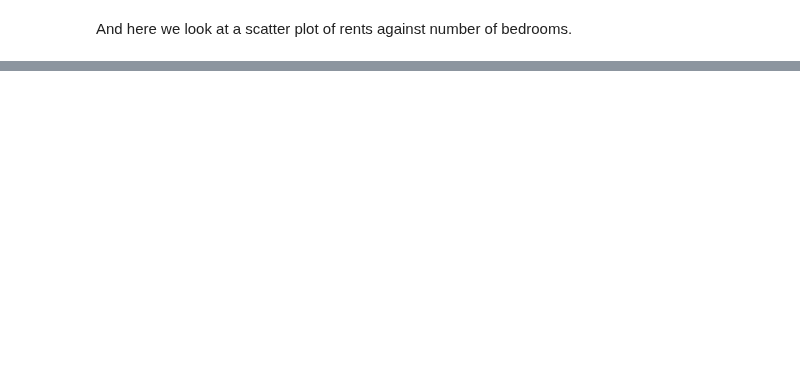
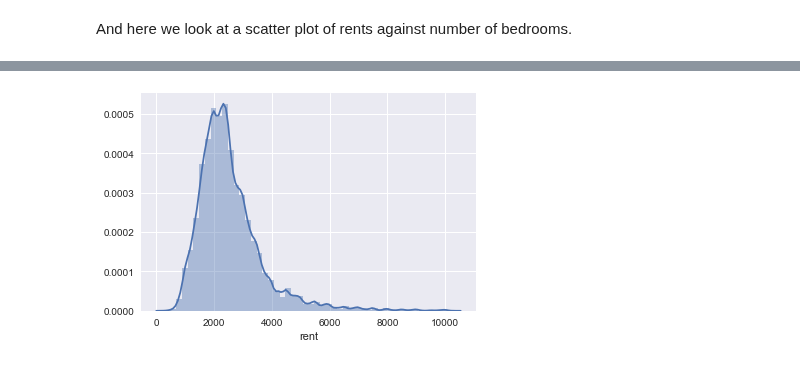
Before and after one commit to waddell/urban-informatics-and-visualization, a Jupyter notebook: 09-data-visualization/data_visualization.ipynb, the cells around one changed output, grey strips where cells are left out. Cells and saved outputs as stored; diff of their text form; code cells hidden in the pictures; blank space fills up the shorter version.

Commit message:
adding seaborn graphics

```diff
--- a/09-data-visualization/data_visualization.ipynb
+++ b/09-data-visualization/data_visualization.ipynb
@@ -406,7 +405,7 @@ plt.show()
 
 Next we read Craigslist rental listings for the San Francisco Bay Area - over 70,000 listings scraped during 2014,  cleaned, and reverse geocoded to attach a Census Block ID that we can use to merge with census data.
 # %%
-rentals = pd.read_csv('sfbay_geocoded.csv', dtype={'fips_block': str})
+rentals = pd.read_csv('data/sfbay_geocoded.csv', dtype={'fips_block': str})
 rentals = rentals.iloc[:,2:]
 print(rentals.head())
 print(rentals.shape)
@@ -463,0 +499,4 @@ tutorial(overwrite=True)
+# %%
+import seaborn as sns
+#sns.set(color_codes=True)
+sns.set()
@@ -463,0 +507,4 @@ tutorial(overwrite=True)
+# %%
+sns.distplot(rentals['rent']);
+# %% [output]
+[figure, added]
```
Also changed, not shown: parts of 23 cells of this notebook.
